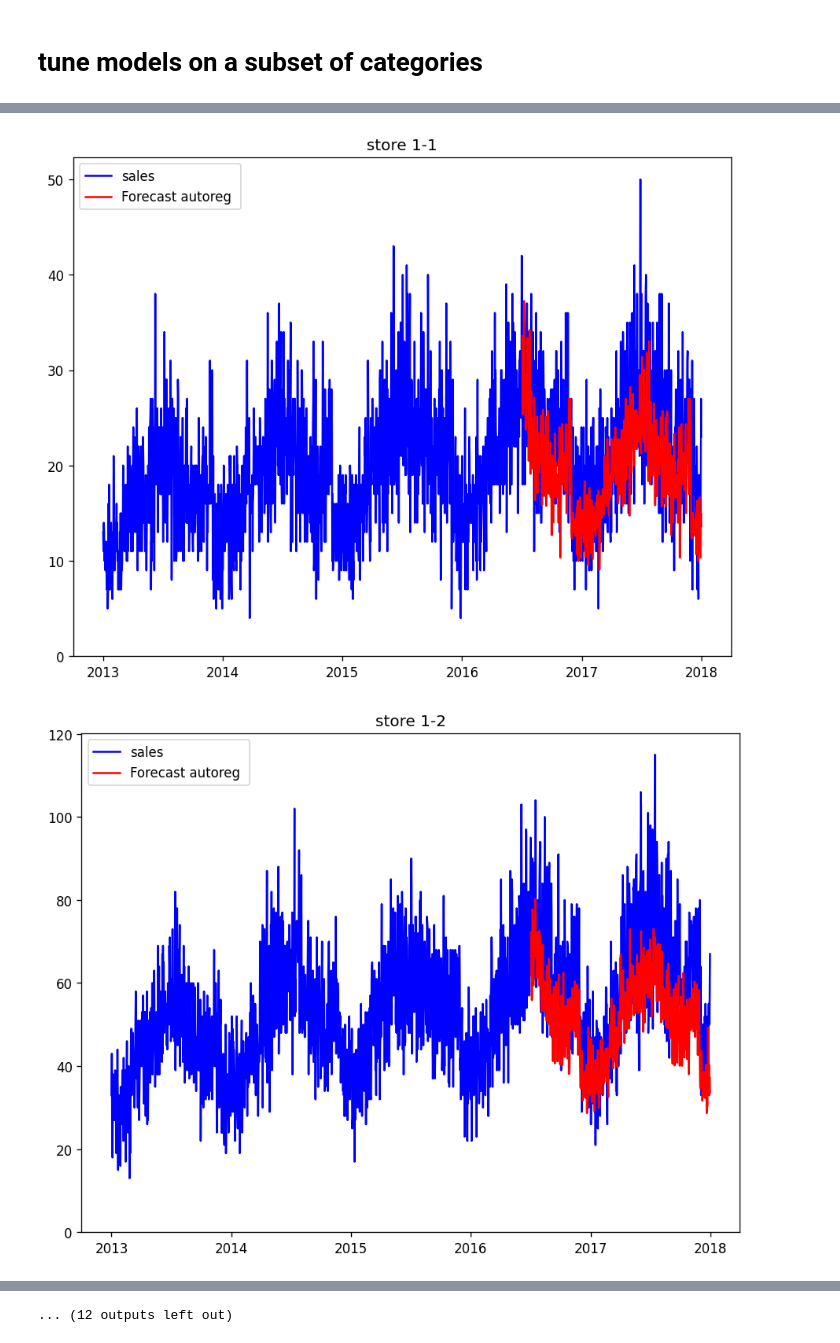
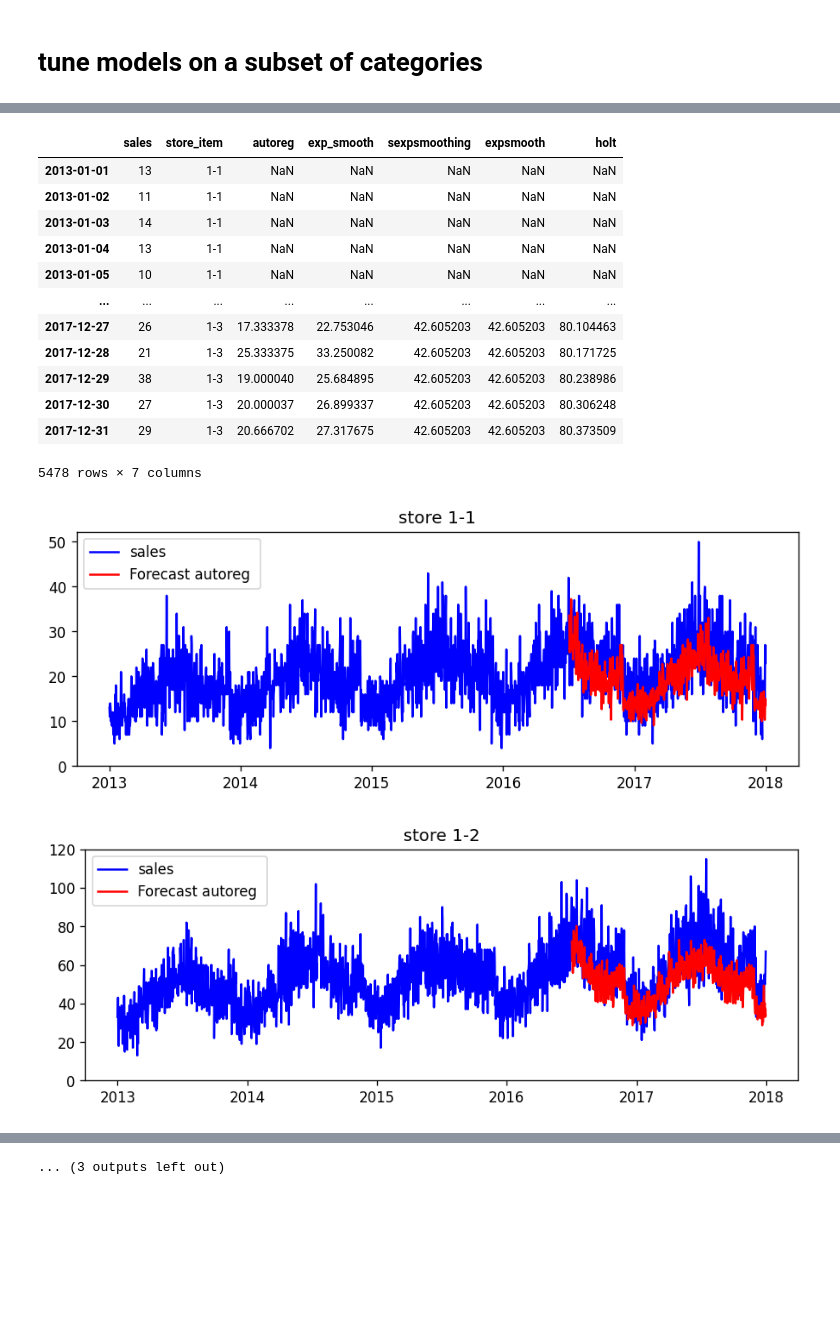
Before and after one commit to despresj/Data-Mining-Proj, a Jupyter notebook: notebooks/modeling.ipynb, the cells around one changed output, grey strips where cells are left out. Saved outputs shown, nothing was run; the diff lists cells and outputs as text; code cells hidden in the pictures; blank space fills up the shorter version.

Commit message:
added exp smooth model

```diff
--- a/notebooks/modeling.ipynb
+++ b/notebooks/modeling.ipynb
@@ -135,14 +136,5 @@ predictions = pd.DataFrame(
         'autoreg': [x for sub in preds_autoreg for x in sub]
     }, index = dates
 )
-# %%
-def model_fitter(df, mod):
-    preds = []
-    for series in df.store_item.unique():
-        temp = train[train.store_item == series]
-        model_fit = model.fit()
-        yhat = model_fit.predict(len(temp), round((len(temp)*1/0.7) -2))
-        preds.append(yhat)
-    return [x for sub in preds for x in sub]
 # %%
 from statsmodels.tsa.arima.model import ARIMA
@@ -168,13 +140,0 @@ plt.plot(preds)
-# %%
-# TODO: fix these parameters
-model = ARIMA(temp.sales, order=(0,1,0))
-predictions["ma"] = model_fitter(train, mod=model)
-
-model = ARIMA(temp.sales, order=(2,0,1))
-predictions["arma"] = model_fitter(train, mod=model)
-
-model = ARIMA(temp.sales, order=(1,1,1))
-predictions["arima"] = model_fitter(train, mod=model)
-
-model = ARIMA(temp.sales, order=(1,1,1), seasonal_order=(0,0,0,0))
-predictions["sarima"] = model_fitter(train, mod=model)
@@ -183,5 +152,22 @@ KeyboardInterrupt:
 # %%
 from statsmodels.tsa.holtwinters import SimpleExpSmoothing, ExponentialSmoothing, Holt
+# %%
+exp_smooth_preds = []
+for item in train.store_item.unique():
+    temp = train[train.store_item == item]
+    temp.index.freq = "d"
+    preds = ExponentialSmoothing(temp.sales,
+        seasonal_periods=365,
+        trend="add",
+        seasonal="add",
+        use_boxcox=True,
+        initialization_method="estimated")\
+    .fit()\
+    .forecast(547)
+    exp_smooth_preds.append(preds)
+
+exp_smooth_preds
+predictions["exp_smooth"] = [x for sub in exp_smooth_preds for x in sub]
 # %%
 model = SimpleExpSmoothing(temp.sales, initialization_method="estimated")
 predictions["sexpsmoothing"] = model_fitter(train, model)
@@ -212,3 +198,19 @@ predictions
+# %%
+store_sales
+# %% [output]
+|  | sales | store_item | autoreg | exp_smooth | sexpsmoothing | expsmooth | holt |
+| 2013-01-01 | 13 | 1-1 | NaN | NaN | NaN | NaN | NaN |
+| 2013-01-02 | 11 | 1-1 | NaN | NaN | NaN | NaN | NaN |
+| 2013-01-03 | 14 | 1-1 | NaN | NaN | NaN | NaN | NaN |
+| 2013-01-04 | 13 | 1-1 | NaN | NaN | NaN | NaN | NaN |
+| 2013-01-05 | 10 | 1-1 | NaN | NaN | NaN | NaN | NaN |
+| ... | ... | ... | ... | ... | ... | ... | ... |
+| 2017-12-27 | 26 | 1-3 | 17.333378 | 22.753046 | 42.605203 | 42.605203 | 80.104463 |
+| 2017-12-28 | 21 | 1-3 | 25.333375 | 33.250082 | 42.605203 | 42.605203 | 80.171725 |
+| 2017-12-29 | 38 | 1-3 | 19.000040 | 25.684895 | 42.605203 | 42.605203 | 80.238986 |
+| 2017-12-30 | 27 | 1-3 | 20.000037 | 26.899337 | 42.605203 | 42.605203 | 80.306248 |
+| 2017-12-31 | 29 | 1-3 | 20.666702 | 27.317675 | 42.605203 | 42.605203 | 80.373509 |
+5478 rows × 7 columns
 # %%
 
 # store_1 = predictions[predictions.store_item == '1-1']
@@ -225,10 +227,10 @@ def fcastplotter(x):
         plt.show()
         # # plt.plot(store_1.arima)
 # %%
-plt.rcParams.update({'figure.figsize':(9,7), 'figure.dpi':120})
+plt.rcParams.update({'figure.figsize':(9,3), 'figure.dpi':120})
 
 for forecast in store_sales.columns[2:]:
     fcastplotter(forecast)
 # %% [output]
-[figure, old version]
+[figure, new version]
-[figure, old version]
+[figure, new version]
@@ -245 +247 @@ for forecast in store_sales.columns[2:]:
-... (12 outputs left out)
+... (3 outputs left out)
```
Also changed, not shown: parts of 11 cells of this notebook.
